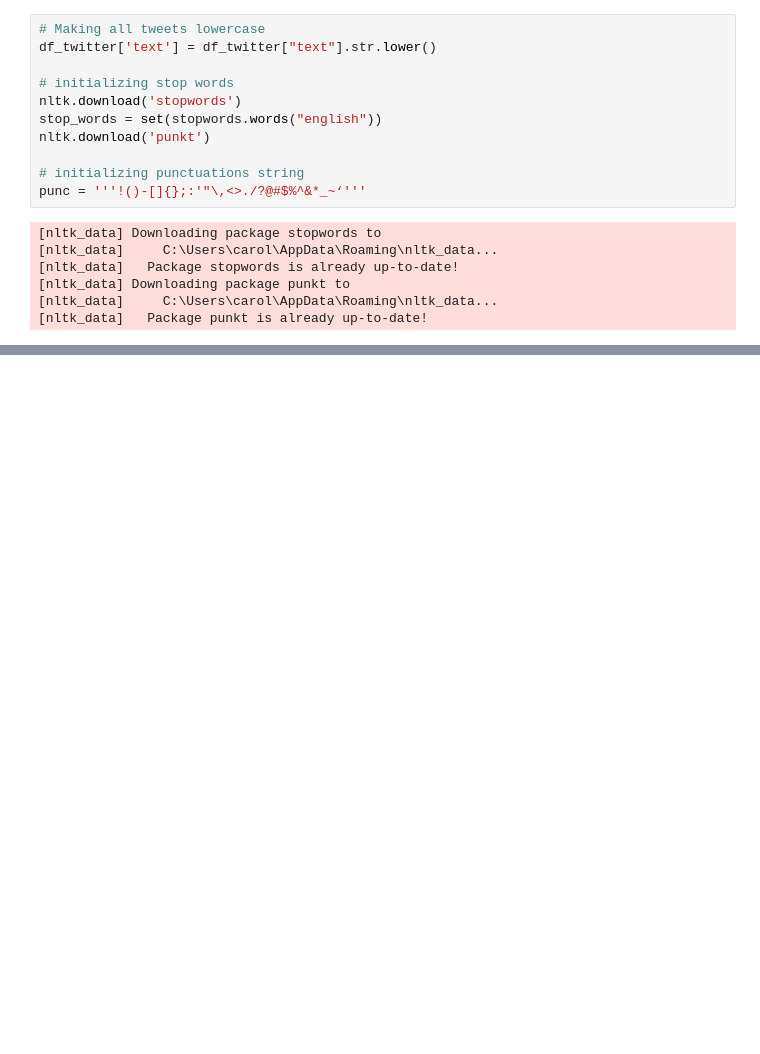
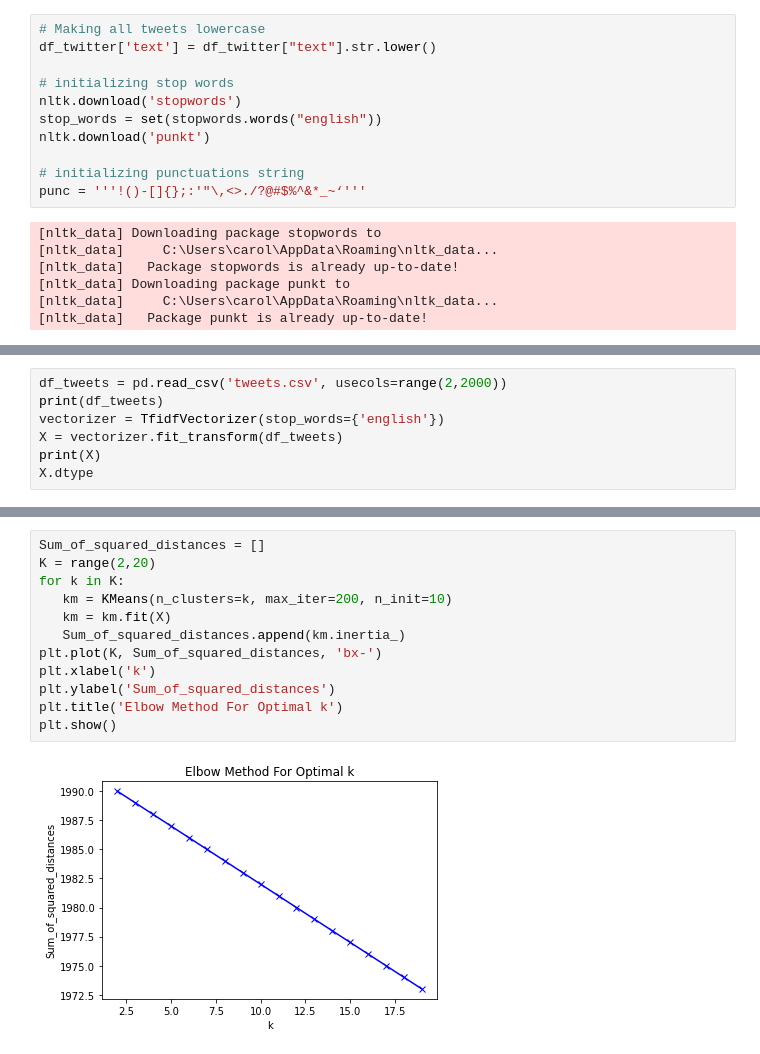
Before and after one commit to caroline-eggett/stock-predictor-analysis, a Jupyter notebook: twitter_analysis.ipynb, the cells around one changed output, grey strips where cells are left out. Drawn from its saved outputs; the diff is of its cells as text; blank space fills up the shorter version.

```diff
--- a/twitter_analysis.ipynb
+++ b/twitter_analysis.ipynb
@@ -98,0 +118,7 @@ df_tweets_transpose.head(n=10)
+# %%
+df_tweets = pd.read_csv('tweets.csv', usecols=range(2,2000))
+print(df_tweets)
+vectorizer = TfidfVectorizer(stop_words={'english'})
+X = vectorizer.fit_transform(df_tweets)
+print(X)
+X.dtype
@@ -98,0 +144,14 @@ df_tweets_transpose.head(n=10)
+# %%
+Sum_of_squared_distances = []
+K = range(2,20)
+for k in K:
+   km = KMeans(n_clusters=k, max_iter=200, n_init=10)
+   km = km.fit(X)
+   Sum_of_squared_distances.append(km.inertia_)
+plt.plot(K, Sum_of_squared_distances, 'bx-')
+plt.xlabel('k')
+plt.ylabel('Sum_of_squared_distances')
+plt.title('Elbow Method For Optimal k')
+plt.show()
+# %% [output]
+[figure, added]
```
Also changed, not shown: parts of 7 cells of this notebook.
